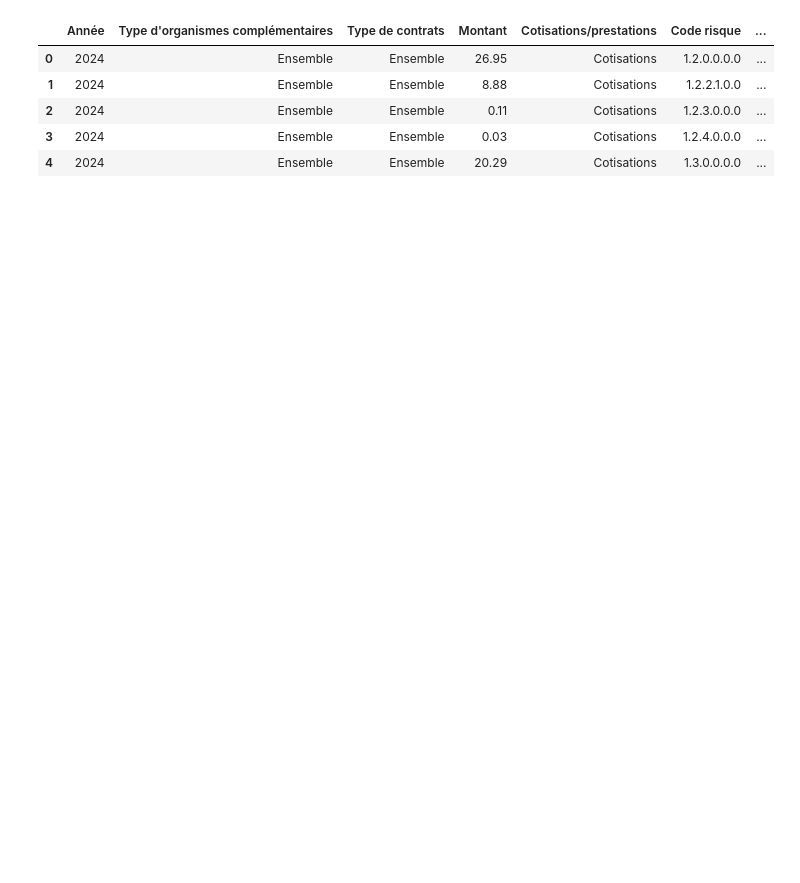
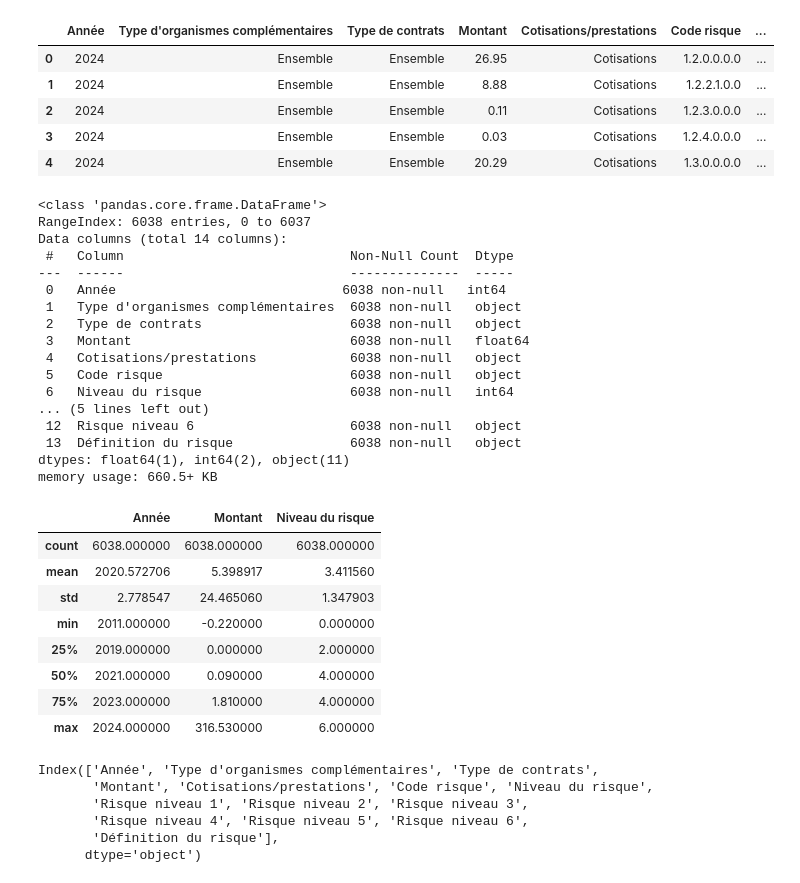
Before and after one commit to GunesCansu/Projet-Assurance, a Jupyter notebook: notebook/exploration.ipynb, the cells around one changed output. Drawn from its saved outputs; the diff is of its cells as text; code cells hidden in the pictures; blank space fills up the shorter version.

```diff
--- a/notebook/exploration.ipynb
+++ b/notebook/exploration.ipynb
@@ -31,0 +34,33 @@ df.head()
+# %%
+df.head()
+
+df.info()
+
+df.describe()
+# %% [output]
+<class 'pandas.core.frame.DataFrame'>
+RangeIndex: 6038 entries, 0 to 6037
+Data columns (total 14 columns):
+ #   Column                             Non-Null Count  Dtype
+---  ------                             --------------  -----
+ 0   ﻿Année                             6038 non-null   int64
+ 1   Type d'organismes complémentaires  6038 non-null   object
+ 2   Type de contrats                   6038 non-null   object
+ 3   Montant                            6038 non-null   float64
+ 4   Cotisations/prestations            6038 non-null   object
+ 5   Code risque                        6038 non-null   object
+ 6   Niveau du risque                   6038 non-null   int64
+... (5 lines left out)
+ 12  Risque niveau 6                    6038 non-null   object
+ 13  Définition du risque               6038 non-null   object
+dtypes: float64(1), int64(2), object(11)
+memory usage: 660.5+ KB
+|  | ﻿Année | Montant | Niveau du risque |
+| count | 6038.000000 | 6038.000000 | 6038.000000 |
+| mean | 2020.572706 | 5.398917 | 3.411560 |
+| std | 2.778547 | 24.465060 | 1.347903 |
+| min | 2011.000000 | -0.220000 | 0.000000 |
+| 25% | 2019.000000 | 0.000000 | 2.000000 |
+| 50% | 2021.000000 | 0.090000 | 4.000000 |
+| 75% | 2023.000000 | 1.810000 | 4.000000 |
+| max | 2024.000000 | 316.530000 | 6.000000 |
@@ -31,0 +71,9 @@ df.head()
+# %%
+df.columns
+# %% [output]
+Index(['Année', 'Type d'organismes complémentaires', 'Type de contrats',
+       'Montant', 'Cotisations/prestations', 'Code risque', 'Niveau du risque',
+       'Risque niveau 1', 'Risque niveau 2', 'Risque niveau 3',
+       'Risque niveau 4', 'Risque niveau 5', 'Risque niveau 6',
+       'Définition du risque'],
+      dtype='object')
```
Also changed, not shown: parts of 14 cells of this notebook.
